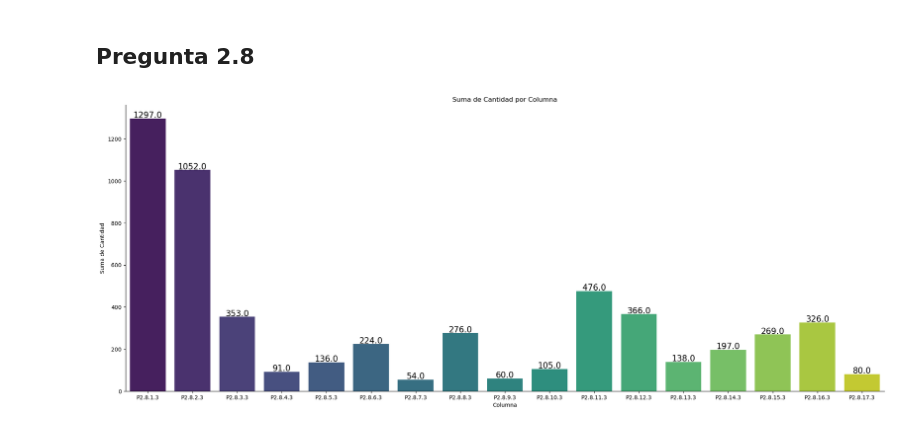
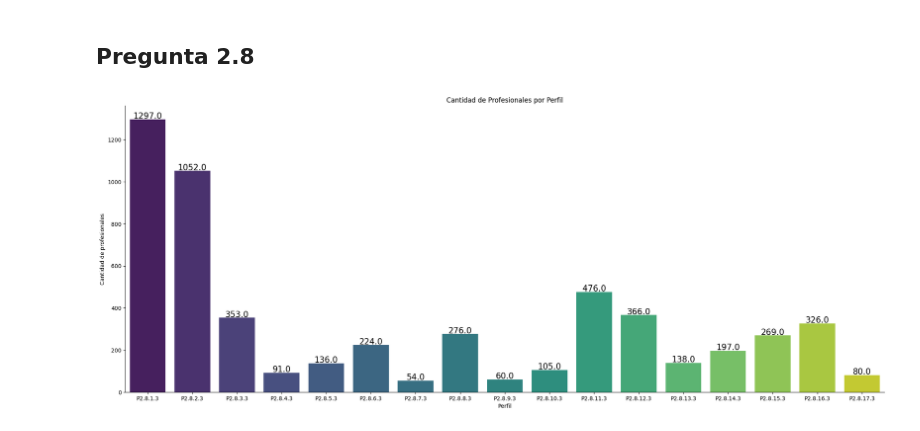
Before and after one commit to alejoGonc/EGD-CameronPartners, a Jupyter notebook: main.ipynb, the cells around one changed output. Drawn from its saved outputs; the diff is of its cells as text; code cells hidden in the pictures.

```diff
--- a/main.ipynb
+++ b/main.ipynb
@@ -266,20 +270,20 @@ plt.show()
 # %%
 ProfPorPerfil = cuestionario[["Tipo","P2.8.1.3","P2.8.2.3","P2.8.3.3","P2.8.4.3","P2.8.5.3","P2.8.6.3","P2.8.7.3","P2.8.8.3","P2.8.9.3","P2.8.10.3","P2.8.11.3","P2.8.12.3","P2.8.13.3","P2.8.14.3","P2.8.15.3","P2.8.16.3","P2.8.17.3"]]
 ProfPorPerfil = ProfPorPerfil.replace({'#s.i.': 0, '#n.a.': 0})
-ProfPorPerfil = ProfPorPerfil[["P2.8.1.3","P2.8.2.3","P2.8.3.3","P2.8.4.3","P2.8.5.3","P2.8.6.3","P2.8.7.3","P2.8.8.3","P2.8.9.3","P2.8.10.3","P2.8.11.3","P2.8.12.3","P2.8.13.3","P2.8.14.3","P2.8.15.3","P2.8.16.3","P2.8.17.3"]].astype(int)
+ProfPorPerfil[["P2.8.1.3","P2.8.2.3","P2.8.3.3","P2.8.4.3","P2.8.5.3","P2.8.6.3","P2.8.7.3","P2.8.8.3","P2.8.9.3","P2.8.10.3","P2.8.11.3","P2.8.12.3","P2.8.13.3","P2.8.14.3","P2.8.15.3","P2.8.16.3","P2.8.17.3"]] = ProfPorPerfil[["P2.8.1.3","P2.8.2.3","P2.8.3.3","P2.8.4.3","P2.8.5.3","P2.8.6.3","P2.8.7.3","P2.8.8.3","P2.8.9.3","P2.8.10.3","P2.8.11.3","P2.8.12.3","P2.8.13.3","P2.8.14.3","P2.8.15.3","P2.8.16.3","P2.8.17.3"]].astype(int)
 # %%
 g = sns.catplot(data=ProfPorPerfil, kind="bar", height=8, aspect=2.5, palette='viridis',estimator="sum",errorbar=None)
 
-plt.title('Suma de Cantidad por Columna')
-plt.xlabel('Columna')
-plt.ylabel('Suma de Cantidad')
+plt.title('Cantidad de Profesionales por Perfil')
+plt.xlabel('Perfil')
+plt.ylabel('Cantidad de profesionales')
 
 for ax in g.axes.flat:
     for p in ax.patches:
         width, height = p.get_width(), p.get_height()
         x, y = p.get_xy()
         ax.annotate(f'{height}', (x + width / 2, y + height + 15), ha='center', va='center',fontsize=15)
 
 plt.show()
 # %% [output]
-[figure, old version]
+[figure, new version]
```
Also changed, not shown: parts of 34 cells of this notebook.
